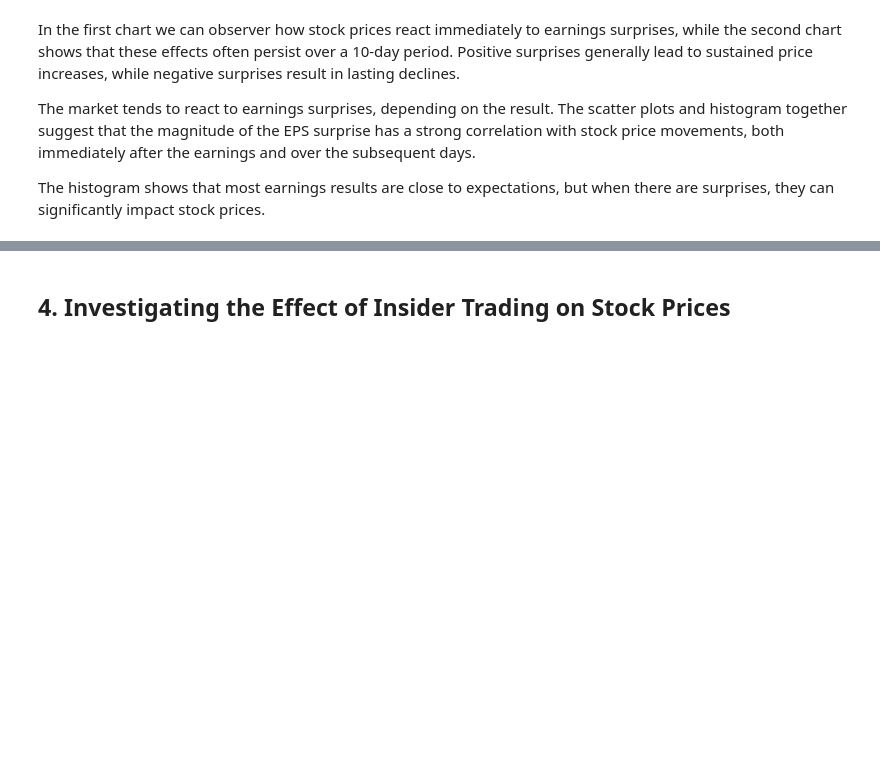
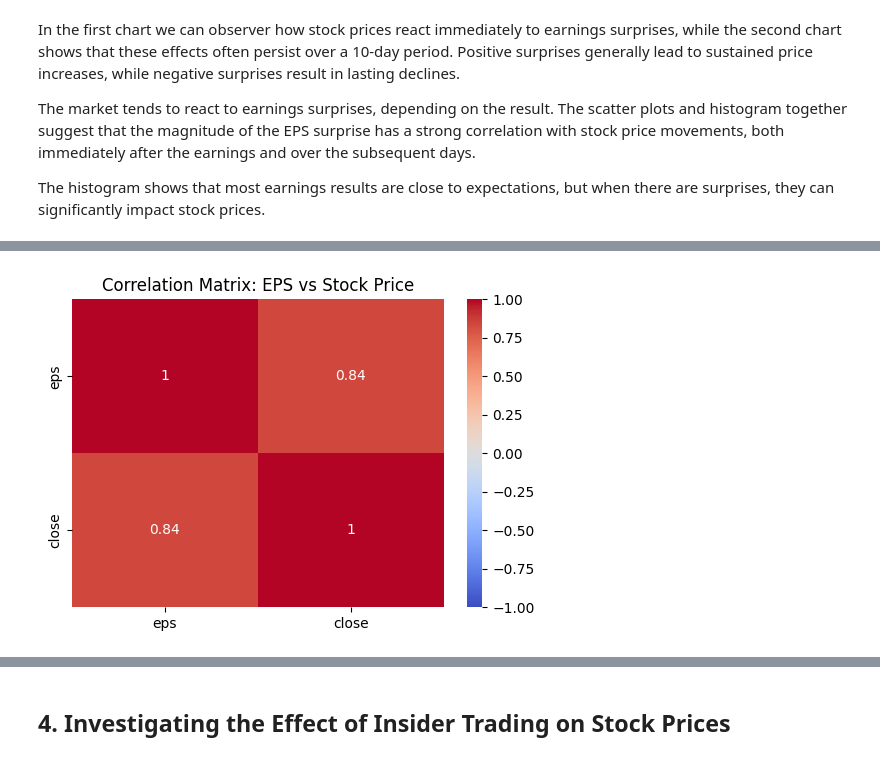
Before and after one commit to thunder913/Data-Science, a Jupyter notebook: stock_analysis.ipynb, the cells around one changed output, grey strips where cells are left out. Drawn from its saved outputs; the diff is of its cells as text; code cells hidden in the pictures; blank space fills up the shorter version.

Commit message:
Add earnings data use

```diff
--- a/stock_analysis.ipynb
+++ b/stock_analysis.ipynb
@@ -870,0 +879,11 @@ The histogram shows that most earnings results are close to expectations, but wh
+# %%
+earnings_stock_data = pd.merge(earnings_data_tidy, stock_data_tidy[['ticker', 'date', 'close']], on=['ticker', 'date'])
+
+correlation_matrix = earnings_stock_data[['eps', 'close']].corr()
+
+plt.figure(figsize=(6, 4))
+sns.heatmap(correlation_matrix, annot=True, cmap="coolwarm", vmin=-1, vmax=1)
+plt.title('Correlation Matrix: EPS vs Stock Price')
+plt.show()
+# %% [output]
+[figure, added]
```
Also changed, not shown: parts of 11 cells of this notebook.
